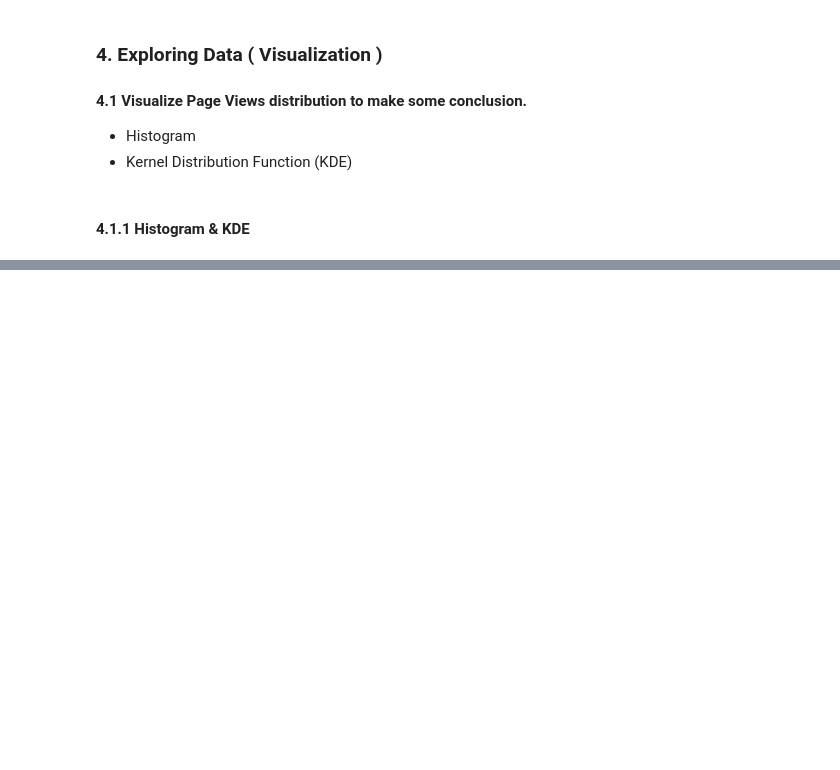
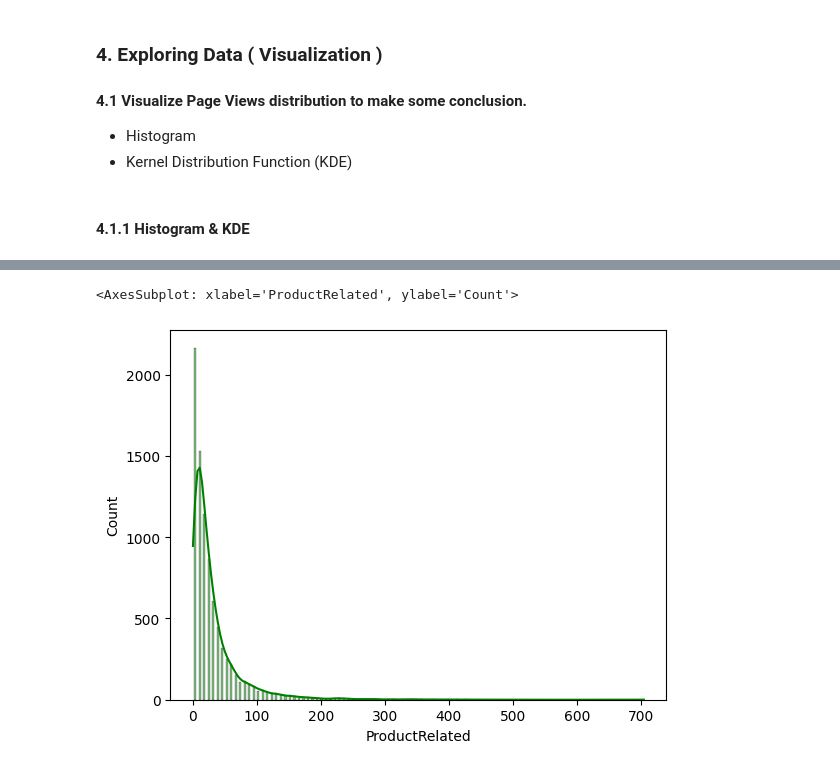
Before and after one commit to siddharthsky/customer_conversion_prediction_ML-p, a Jupyter notebook: notebooks/1. EDA.ipynb, the cells around one changed output, grey strips where cells are left out. Drawn from its saved outputs; the diff is of its cells as text; code cells hidden in the pictures; blank space fills up the shorter version.

```diff
--- a/notebooks/1. EDA.ipynb
+++ b/notebooks/1. EDA.ipynb
@@ -245,0 +264,5 @@ plt.show()
+# %%
+sns.histplot(data=df,x="ProductRelated",kde=True,color="g",shrink=0.5,bins=100)
+# %% [output]
+<AxesSubplot: xlabel='ProductRelated', ylabel='Count'>
+[figure, added]
```
Also changed, not shown: parts of 13 cells of this notebook, 1 other file.
